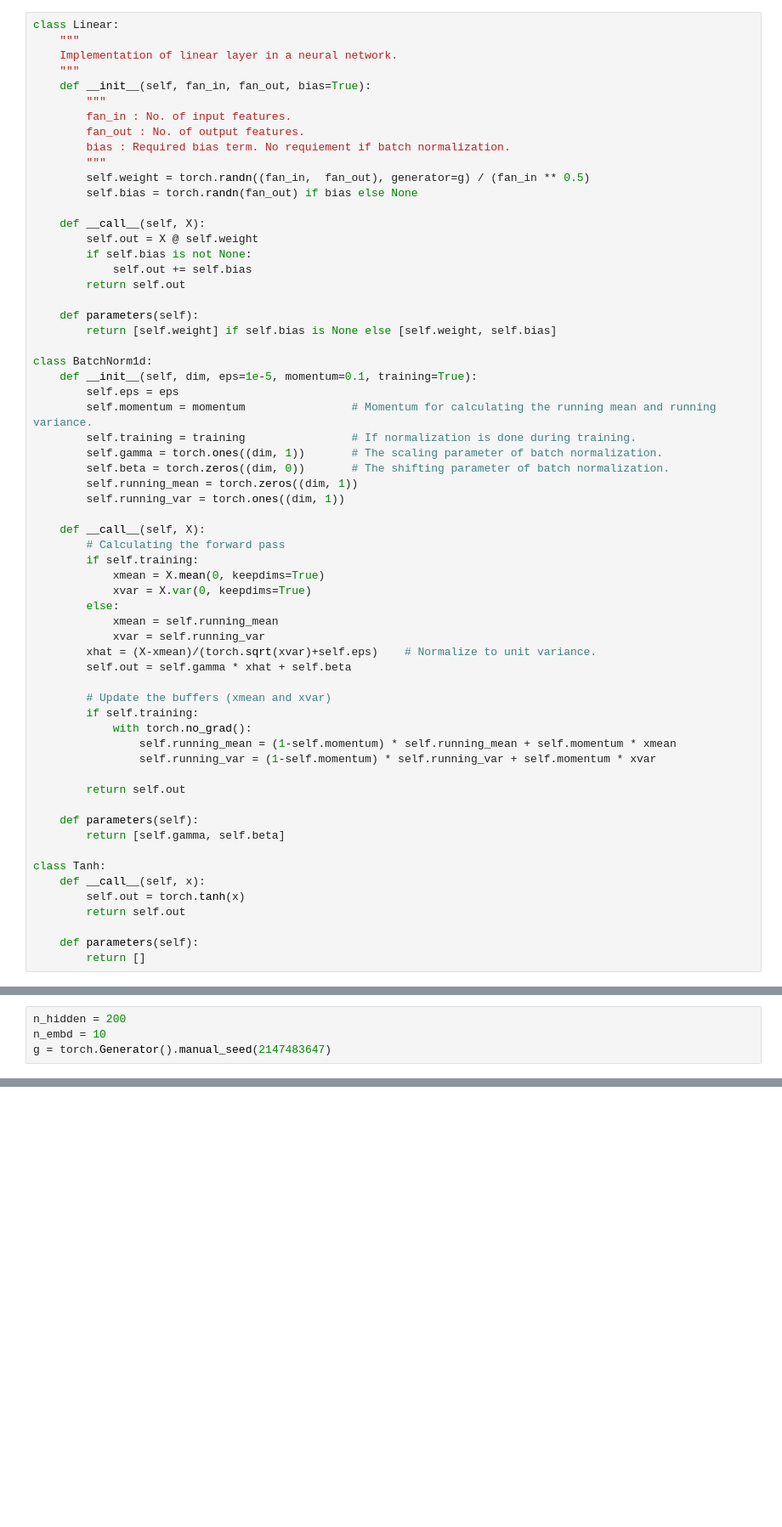
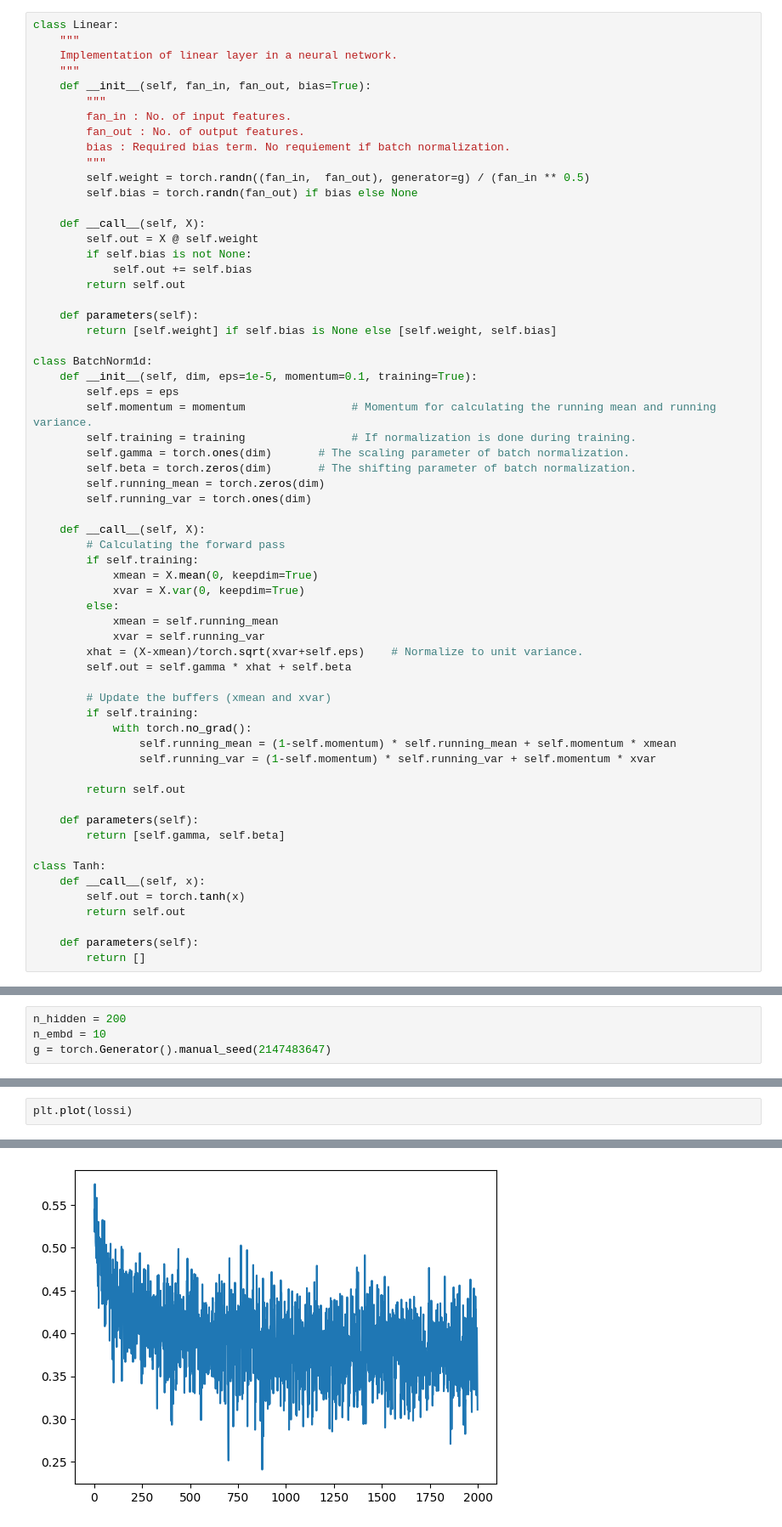
Before and after one commit to kishan-chakraborty/LanguageModel, a Jupyter notebook: wavenet.ipynb, the cells around one changed output, grey strips where cells are left out. Shown at 85% size. Saved outputs shown, nothing was run; the diff lists cells and outputs as text; blank space fills up the shorter version.

```diff
--- a/wavenet.ipynb
+++ b/wavenet.ipynb
@@ -98,20 +98,20 @@ class BatchNorm1d:
         self.eps = eps
         self.momentum = momentum                # Momentum for calculating the running mean and running variance.
         self.training = training                # If normalization is done during training.
-        self.gamma = torch.ones((dim, 1))       # The scaling parameter of batch normalization.
-        self.beta = torch.zeros((dim, 0))       # The shifting parameter of batch normalization.
-        self.running_mean = torch.zeros((dim, 1))
-        self.running_var = torch.ones((dim, 1))
+        self.gamma = torch.ones(dim)       # The scaling parameter of batch normalization.
+        self.beta = torch.zeros(dim)       # The shifting parameter of batch normalization.
+        self.running_mean = torch.zeros(dim)
+        self.running_var = torch.ones(dim)
 
     def __call__(self, X):
         # Calculating the forward pass
         if self.training:
-            xmean = X.mean(0, keepdims=True)
-            xvar = X.var(0, keepdims=True)
+            xmean = X.mean(0, keepdim=True)
+            xvar = X.var(0, keepdim=True)
         else:
             xmean = self.running_mean
             xvar = self.running_var
-        xhat = (X-xmean)/(torch.sqrt(xvar)+self.eps)    # Normalize to unit variance.
+        xhat = (X-xmean)/torch.sqrt(xvar+self.eps)    # Normalize to unit variance.
         self.out = self.gamma * xhat + self.beta
 
         # Update the buffers (xmean and xvar)
@@ -193,0 +236,3 @@ RuntimeError: The size of tensor a (200) must match the size of tensor b (32) at
+# %%
+plt.plot(lossi)
+# %% [output]
@@ -193,0 +240 @@ RuntimeError: The size of tensor a (200) must match the size of tensor b (32) at
+[figure, added]
```
Also changed, not shown: parts of 14 cells of this notebook.
